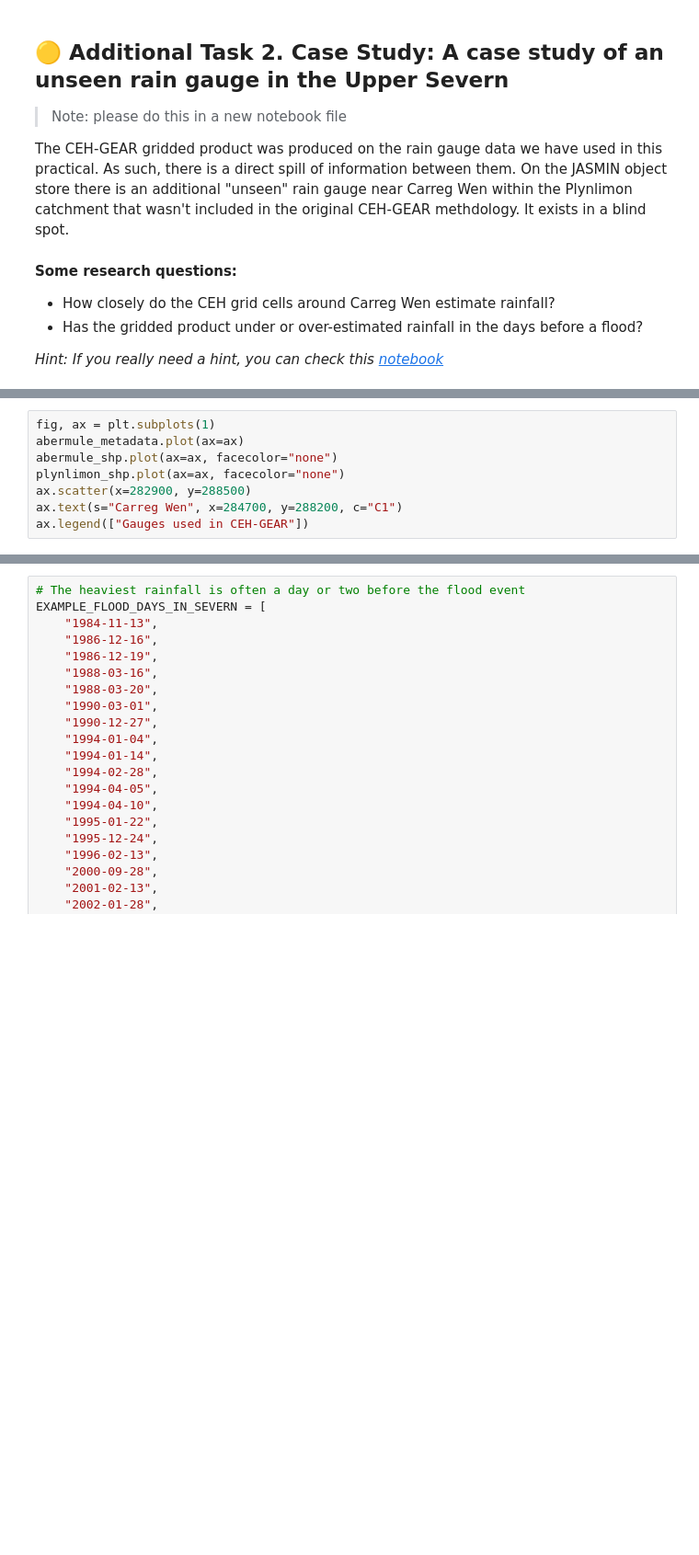
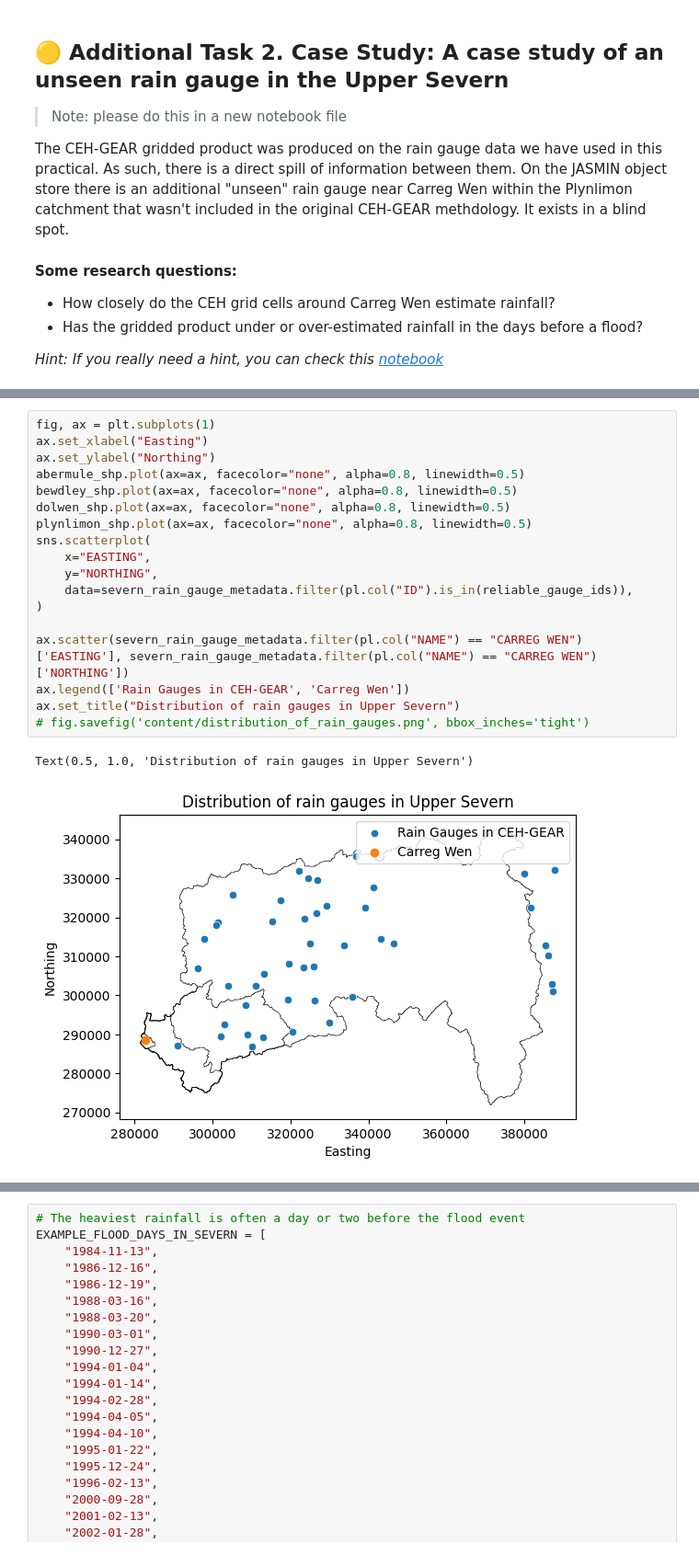
Before and after one commit to NERC-CEH/UKCEH_Summer_School, a Jupyter notebook: Workshop_4/Workshop_4_comparing_rainfall_estimates.ipynb, the cells around one changed output, grey strips where cells are left out. Shown at 92% size. Cells and saved outputs as stored; diff of their text form; blank space fills up the shorter version.

Commit message:
changes to text

```diff
--- a/Workshop_4/Workshop_4_comparing_rainfall_estimates.ipynb
+++ b/Workshop_4/Workshop_4_comparing_rainfall_estimates.ipynb
@@ -1088,11 +1497,24 @@ severn_rain_gauge_metadata.filter(pl.col("NAME") == "CARREG WEN")
-# %%
-fig, ax = plt.subplots(1)
-abermule_metadata.plot(ax=ax)
-abermule_shp.plot(ax=ax, facecolor="none")
-plynlimon_shp.plot(ax=ax, facecolor="none")
-ax.scatter(x=282900, y=288500)
-ax.text(s="Carreg Wen", x=284700, y=288200, c="C1")
-ax.legend(["Gauges used in CEH-GEAR"])
+# %%
+fig, ax = plt.subplots(1)
+ax.set_xlabel("Easting")
+ax.set_ylabel("Northing")
+abermule_shp.plot(ax=ax, facecolor="none", alpha=0.8, linewidth=0.5)
+bewdley_shp.plot(ax=ax, facecolor="none", alpha=0.8, linewidth=0.5)
+dolwen_shp.plot(ax=ax, facecolor="none", alpha=0.8, linewidth=0.5)
+plynlimon_shp.plot(ax=ax, facecolor="none", alpha=0.8, linewidth=0.5)
+sns.scatterplot(
+    x="EASTING",
+    y="NORTHING",
+    data=severn_rain_gauge_metadata.filter(pl.col("ID").is_in(reliable_gauge_ids)),
+)
+
+ax.scatter(severn_rain_gauge_metadata.filter(pl.col("NAME") == "CARREG WEN")['EASTING'], severn_rain_gauge_metadata.filter(pl.col("NAME") == "CARREG WEN")['NORTHING'])
+ax.legend(['Rain Gauges in CEH-GEAR', 'Carreg Wen'])
+ax.set_title("Distribution of rain gauges in Upper Severn")
+# fig.savefig('content/distribution_of_rain_gauges.png', bbox_inches='tight')
+# %% [output]
+Text(0.5, 1.0, 'Distribution of rain gauges in Upper Severn')
+[figure, added]
 # %% [markdown]
 ## 🔴 Additional Task 3. Does rainfall disproportionately fall at higher altitudes during floods in the Upper Severn?
 > Note: please do this in a new notebook file
```
Also changed, not shown: parts of 65 cells of this notebook.
